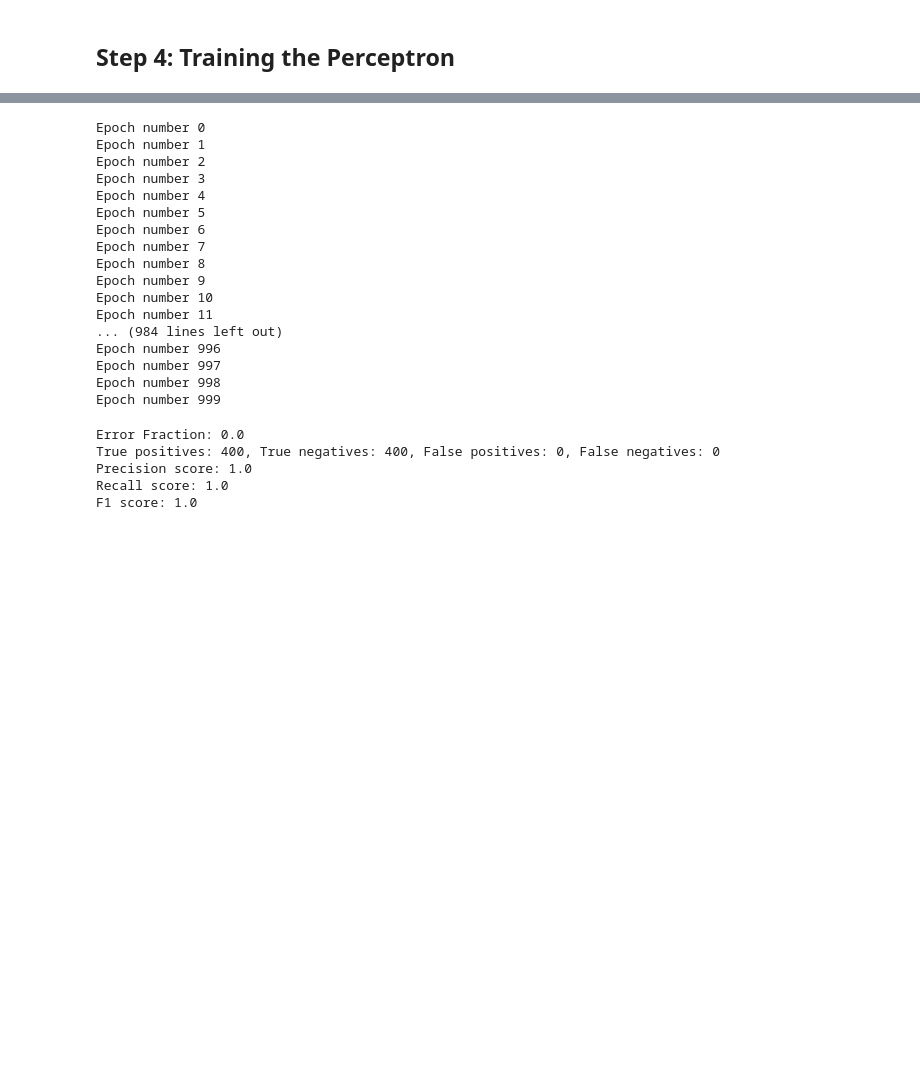
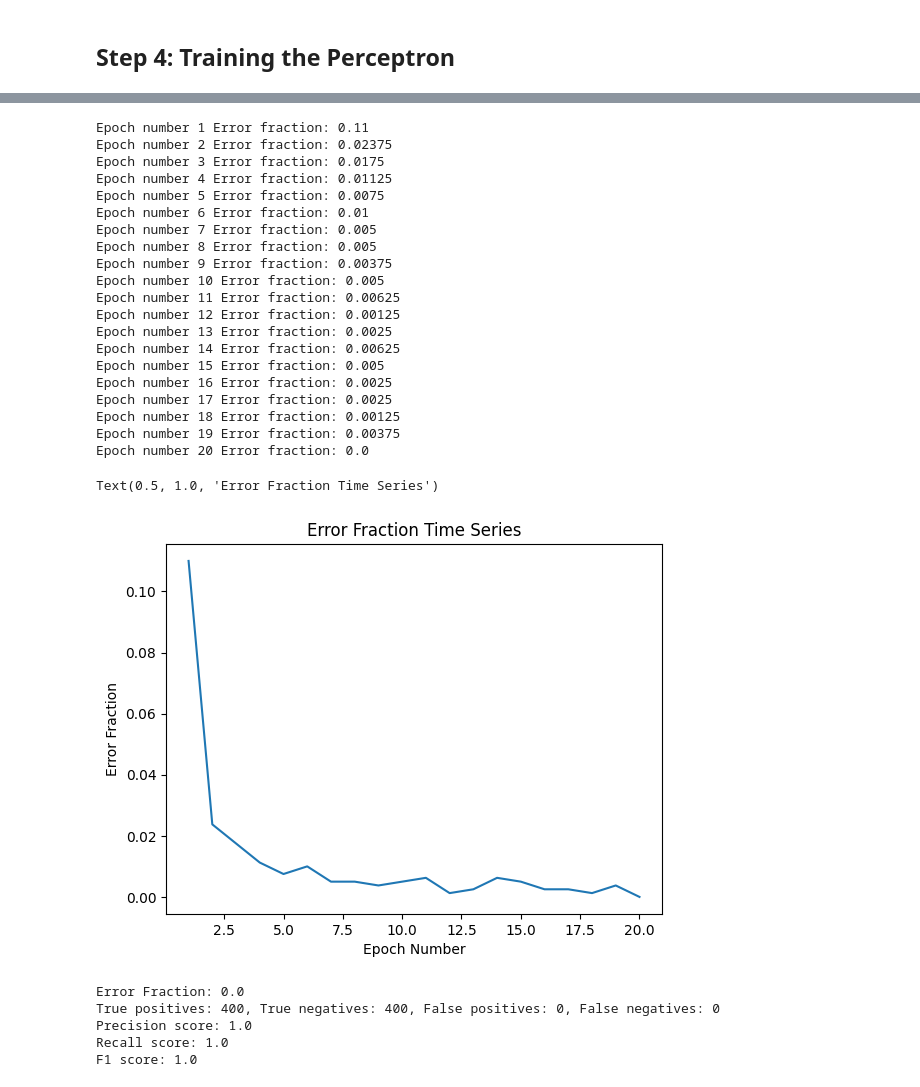
Before and after one commit to Rai1975/Intelligent_Systems, a Jupyter notebook: HW3/perceptron_part1.ipynb, the cells around one changed output, grey strips where cells are left out. Cells and saved outputs as stored; diff of their text form; code cells hidden in the pictures; blank space fills up the shorter version.

```diff
--- a/HW3/perceptron_part1.ipynb
+++ b/HW3/perceptron_part1.ipynb
@@ -233,34 +232,60 @@ w = np.random.uniform(0, 0.5, size=785)
 labels, perc_inputs = unpack_data(combined_train_data)
 labels = [0 if lbl == 0 else 1 for lbl in labels]
 perc_inputs = perc_inputs
+error_frac_threshold = 0.001
+error_frac = 1.00
 
-for i in range(num_epochs):
-    print(f"Epoch number {i}")
+# For time series
+epoch_numbers = []
+error_fracs = []
+
+epoch_number = 0
+while (epoch_number < num_epochs) and (error_frac > error_frac_threshold):
+    perc_outputs = []
+    print(f"Epoch number {epoch_number + 1}", end=' ')
     for index in range(len(perc_inputs)):
         perceptron_outputs = perceptron_run(perc_inputs[index], w)
+        perc_outputs.append(perceptron_outputs)
 
         error = labels[index] - perceptron_outputs
 
         w = w + (lr * (error) * (np.insert(perc_inputs[index], 0, 1)))
         w[0] = w[0] + (lr * error)
+
+    error_frac = error_fractions(perc_outputs, labels)
+    epoch_number += 1
+    epoch_numbers.append(epoch_number)
+    error_fracs.append(error_frac)
+    print(f"Error fraction: {error_frac}", end='\n')
 # %% [output]
-Epoch number 0
-Epoch number 1
-Epoch number 2
-Epoch number 3
-Epoch number 4
-Epoch number 5
-Epoch number 6
-Epoch number 7
-Epoch number 8
-Epoch number 9
-Epoch number 10
-Epoch number 11
-... (984 lines left out)
-Epoch number 996
-Epoch number 997
-Epoch number 998
-Epoch number 999
+Epoch number 1 Error fraction: 0.11
+Epoch number 2 Error fraction: 0.02375
+Epoch number 3 Error fraction: 0.0175
+Epoch number 4 Error fraction: 0.01125
+Epoch number 5 Error fraction: 0.0075
+Epoch number 6 Error fraction: 0.01
+Epoch number 7 Error fraction: 0.005
+Epoch number 8 Error fraction: 0.005
+Epoch number 9 Error fraction: 0.00375
+Epoch number 10 Error fraction: 0.005
+Epoch number 11 Error fraction: 0.00625
+Epoch number 12 Error fraction: 0.00125
+Epoch number 13 Error fraction: 0.0025
+Epoch number 14 Error fraction: 0.00625
+Epoch number 15 Error fraction: 0.005
+Epoch number 16 Error fraction: 0.0025
+Epoch number 17 Error fraction: 0.0025
+Epoch number 18 Error fraction: 0.00125
+Epoch number 19 Error fraction: 0.00375
+Epoch number 20 Error fraction: 0.0
+# %%
+plt.plot(epoch_numbers, error_fracs)
+plt.xlabel('Epoch Number')
+plt.ylabel('Error Fraction')
+plt.title('Error Fraction Time Series')
+# %% [output]
+Text(0.5, 1.0, 'Error Fraction Time Series')
+[figure, added]
 # %%
 # Testing with train set after training
 perceptron_outputs = []
```
Also changed, not shown: parts of 12 cells of this notebook.
